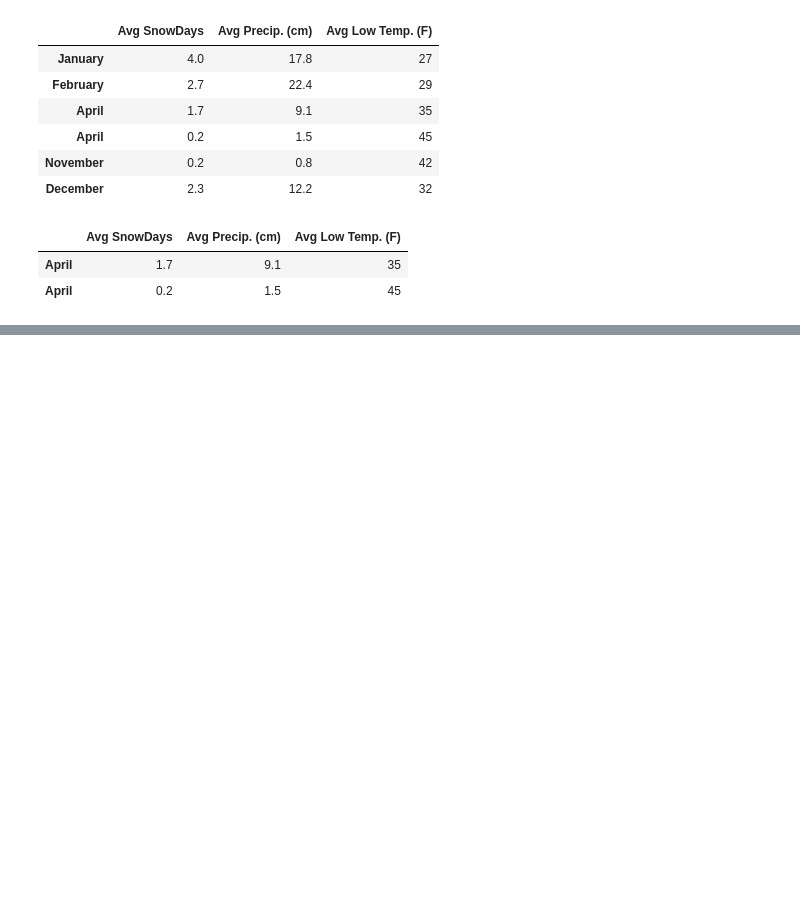
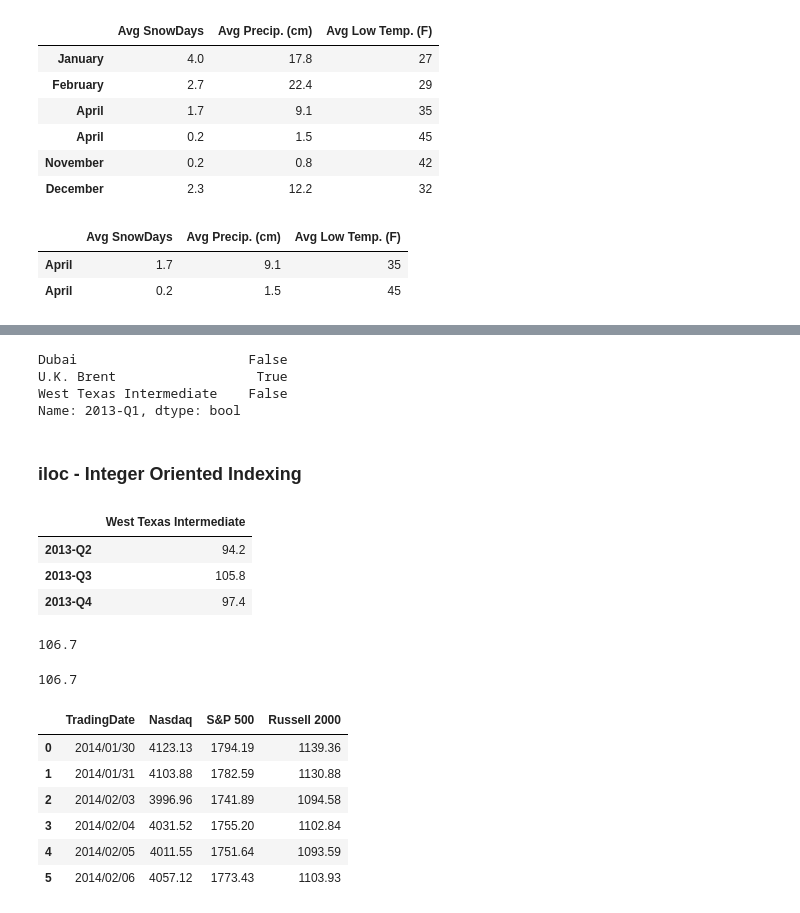
Before and after one commit to edyoda/data-science-ml-foundation-10, a Jupyter notebook: New-5 Pandas - Indexing & Selecting.ipynb, the cells around one changed output, grey strips where cells are left out. Saved outputs shown, nothing was run; the diff lists cells and outputs as text; code cells hidden in the pictures; blank space fills up the shorter version.

```diff
--- a/New-5 Pandas - Indexing & Selecting.ipynb
+++ b/New-5 Pandas - Indexing & Selecting.ipynb
@@ -248,0 +294,24 @@ SnowAvgs_index.loc['April']
+# %%
+dubaiPrices.loc['2013-Q1']>109
+# %% [output]
+Dubai                      False
+U.K. Brent                  True
+West Texas Intermediate    False
+Name: 2013-Q1, dtype: bool
+# %% [markdown]
+### iloc - Integer Oriented Indexing
+# %%
+dubaiPrices.iloc[1:,2:]
+# %% [output]
+|  | West Texas Intermediate |
+| 2013-Q2 | 94.2 |
+| 2013-Q3 | 105.8 |
+| 2013-Q4 | 97.4 |
+# %%
+dubaiPrices.iat[3,0]
+# %% [output]
+106.7
+# %%
+dubaiPrices.at['2013-Q4','Dubai']
+# %% [output]
+106.7
@@ -248,0 +320,12 @@ SnowAvgs_index.loc['April']
+# %%
+stockDF = pd.read_csv(r'D:\data-science-ml-foundation-10\Stock.csv')
+# %%
+stockDF
+# %% [output]
+|  | TradingDate | Nasdaq | S&P 500 | Russell 2000 |
+| 0 | 2014/01/30 | 4123.13 | 1794.19 | 1139.36 |
+| 1 | 2014/01/31 | 4103.88 | 1782.59 | 1130.88 |
+| 2 | 2014/02/03 | 3996.96 | 1741.89 | 1094.58 |
+| 3 | 2014/02/04 | 4031.52 | 1755.20 | 1102.84 |
+| 4 | 2014/02/05 | 4011.55 | 1751.64 | 1093.59 |
+| 5 | 2014/02/06 | 4057.12 | 1773.43 | 1103.93 |
```
Also changed, not shown: parts of 20 cells of this notebook.
